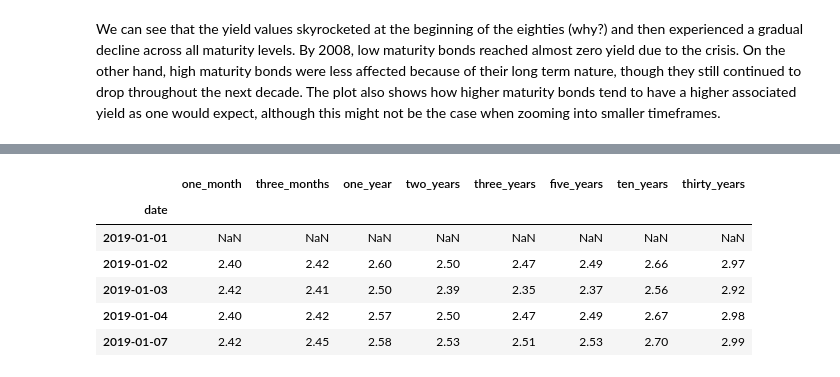
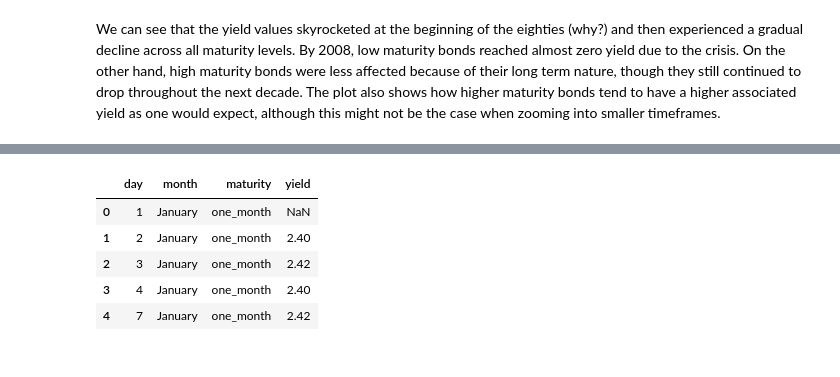
Before and after one commit to lambdaclass/finance_playground, a Jupyter notebook: notebooks/bonds/0.1-exploratory-analysis.ipynb, the cells around one changed output, grey strips where cells are left out. Drawn from its saved outputs; the diff is of its cells as text; code cells hidden in the pictures.

```diff
--- a/notebooks/bonds/0.1-exploratory-analysis.ipynb
+++ b/notebooks/bonds/0.1-exploratory-analysis.ipynb
@@ -82,0 +142,5 @@ bonds_2019 = bonds.loc['2019']
+# %%
+bonds_2019 = bonds.loc['2019']
+bonds_2019['day'] = bonds_2019.index.day
+bonds_2019['month'] = bonds_2019.index.month_name()
+bonds_2019.head()
@@ -83,10 +155,11 @@ bonds_2019 = bonds.loc['2019']
+# %%
+bonds_2019_tidy = bonds_2019.melt(id_vars=['day', 'month'], var_name='maturity', value_name='yield')
 # %%
-bonds_2019.head()
+bonds_2019_tidy.head()
 # %% [output]
-|  | one_month | three_months | one_year | two_years | three_years | five_years | ten_years | thirty_years |
-| date |  |  |  |  |  |  |  |  |
-| 2019-01-01 | NaN | NaN | NaN | NaN | NaN | NaN | NaN | NaN |
-| 2019-01-02 | 2.40 | 2.42 | 2.60 | 2.50 | 2.47 | 2.49 | 2.66 | 2.97 |
-| 2019-01-03 | 2.42 | 2.41 | 2.50 | 2.39 | 2.35 | 2.37 | 2.56 | 2.92 |
-| 2019-01-04 | 2.40 | 2.42 | 2.57 | 2.50 | 2.47 | 2.49 | 2.67 | 2.98 |
-| 2019-01-07 | 2.42 | 2.45 | 2.58 | 2.53 | 2.51 | 2.53 | 2.70 | 2.99 |
+|  | day | month | maturity | yield |
+| 0 | 1 | January | one_month | NaN |
+| 1 | 2 | January | one_month | 2.40 |
+| 2 | 3 | January | one_month | 2.42 |
+| 3 | 4 | January | one_month | 2.40 |
+| 4 | 7 | January | one_month | 2.42 |
```
Also changed, not shown: parts of 19 cells of this notebook.
